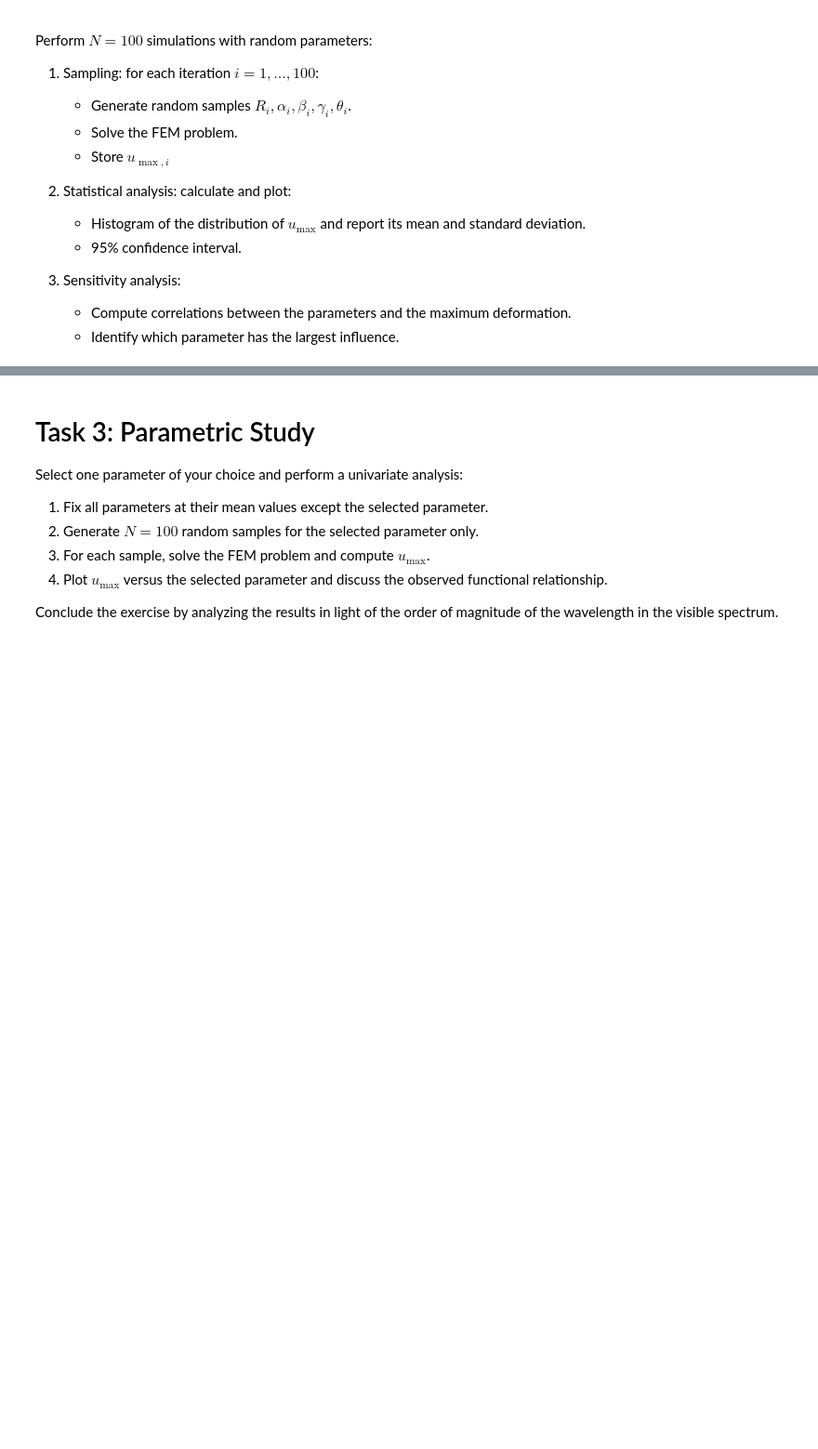
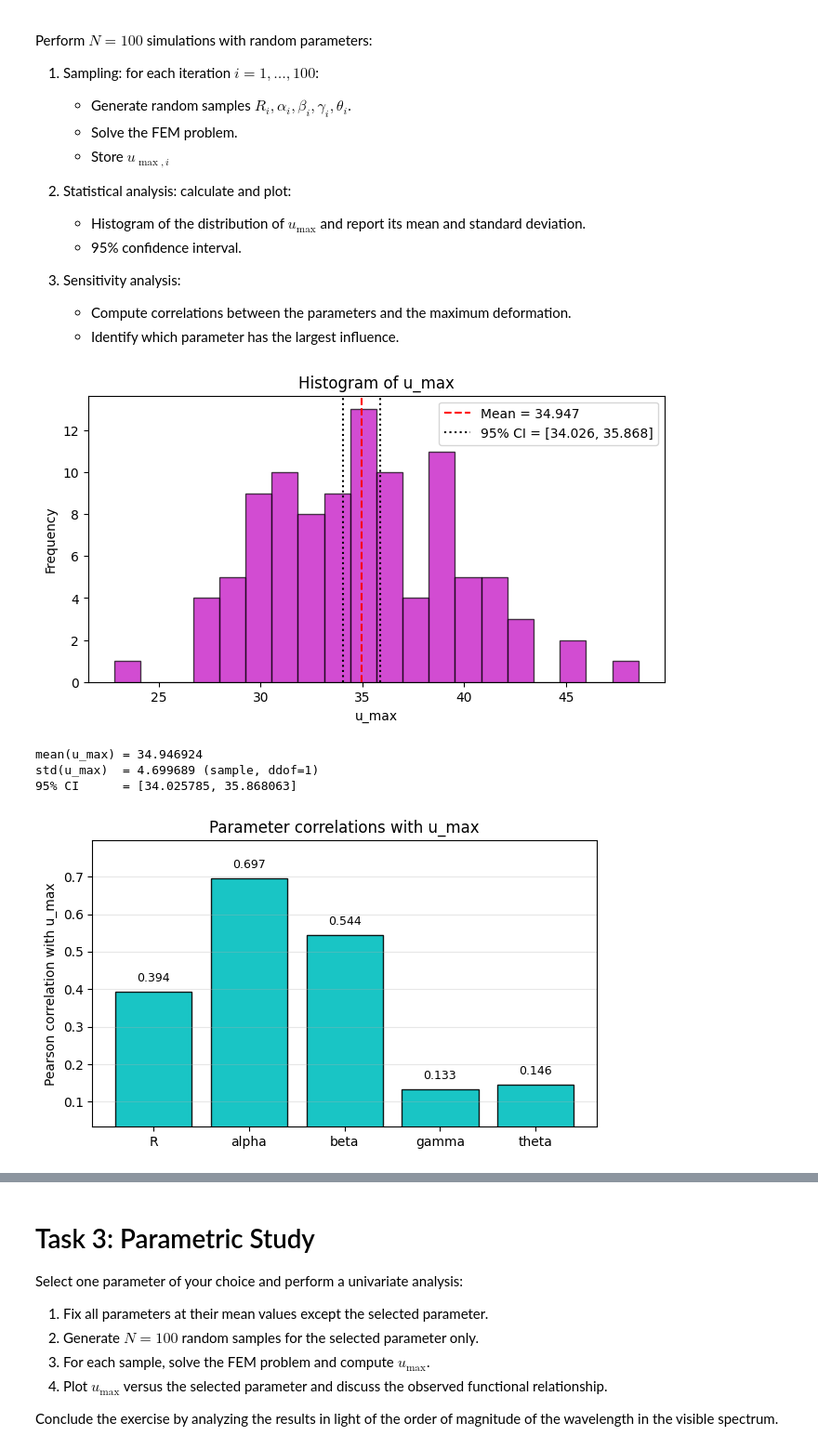
Before and after one commit to Andrecs05/Numerical_methods_for_PDEs_2025-2_Andres_Amelia_Melany, a Jupyter notebook: Miniproyecto3/FEM_2D_hexmirror.ipynb, the cells around one changed output, grey strips where cells are left out. Shown at 93% size. Drawn from its saved outputs; the diff is of its cells as text; code cells hidden in the pictures; blank space fills up the shorter version.

Commit message:
:sparkles: Add Monte Carlo analysis and parameter correlation

```diff
--- a/Miniproyecto3/FEM_2D_hexmirror.ipynb
+++ b/Miniproyecto3/FEM_2D_hexmirror.ipynb
@@ -475,3 +476,83 @@ Perform $N = 100$ simulations with random parameters:
 3. Sensitivity analysis:
    - Compute correlations between the parameters and the maximum deformation.
    - Identify which parameter has the largest influence.
+# %%
+N = 100
+
+R = np.random.normal(0.6, 0.01, N)
+alpha = np.random.normal(100, 10, N)
+beta = np.random.normal(50, 5, N)
+gamma = np.random.normal(0.3, 0.05, N)
+theta = np.random.normal(np.pi/4, np.pi/12, N)
+solutions = []
+parameters_list = []
+u_max_list = []
+
+for i in range(N):
+    domain_i = HexagonalDomain(R[i], m=5)
+    poisson_i = PoissonFEM(domain_i, lambda x,y: carga(x, y, alpha[i], beta[i], gamma[i], theta[i]))
+    poisson_i.ensamblar_sistema(f=lambda x,y: carga(x, y, alpha[i], beta[i], gamma[i], theta[i]))
+    poisson_i.aplicar_condiciones_frontera(domain_i.boundary_nodes, g=lambda x,y: 0.0)
+    u_i = poisson_i.solucionar()
+    solutions.append(u_i)
+    u_i_max = np.max(u_i)
+    u_max_list.append(u_i_max)
+    parameters_i = (R[i], alpha[i], beta[i], gamma[i], theta[i])
+    parameters_list.append(parameters_i)
+
+    u_max_arr = np.asarray(u_max_list)
+
+mean_umax = u_max_arr.mean()
+std_umax = u_max_arr.std(ddof=1)
+se = std_umax / np.sqrt(N)
+z = 1.96
+
+ci_low = mean_umax - z * se
+ci_high = mean_umax + z * se
+
+plt.figure(figsize=(8,4))
+plt.hist(u_max_arr, bins=20, color='m', alpha=0.7, edgecolor='k')
+plt.axvline(mean_umax, color='r', linestyle='--', label=f'Mean = {mean_umax:.3f}')
+plt.axvline(ci_low, color='k', linestyle=':', label=f'95% CI = [{ci_low:.3f}, {ci_high:.3f}]')
+plt.axvline(ci_high, color='k', linestyle=':')
+plt.xlabel('u_max')
+plt.ylabel('Frequency')
+plt.title('Histogram of u_max')
+plt.legend()
+plt.show()
+
+print(f"mean(u_max) = {mean_umax:.6f}")
+print(f"std(u_max)  = {std_umax:.6f} (sample, ddof=1)")
+print(f"95% CI      = [{ci_low:.6f}, {ci_high:.6f}]")
+
+df = pd.DataFrame(parameters_list, columns=['R', 'alpha', 'beta', 'gamma', 'theta'])
+df['u_max'] = u_max_arr
+
+corr_matrix = df.corr(method='pearson')
+
+corr_u = corr_matrix['u_max'].drop('u_max')
+
+names = corr_u.index.tolist()
+vals = corr_u.values
+
+plt.figure(figsize=(7,4))
+bars = plt.bar(names, vals, color='c', edgecolor='k', alpha=0.9)
+plt.ylabel('Pearson correlation with u_max')
+ymax = max(abs(vals)) + 0.1
+ymin = min(vals) - 0.1
+plt.ylim(ymin, ymax)
+plt.title('Parameter correlations with u_max')
+plt.grid(axis='y', alpha=0.3)
+
+for bar, v in zip(bars, vals):
+    y = v + 0.02 if v >= 0 else v - 0.02
+    va = 'bottom' if v >= 0 else 'top'
+    plt.text(bar.get_x() + bar.get_width() / 2, y, f'{v:.3f}', ha='center', va=va, fontsize=9)
+
+plt.show()
+# %% [output]
+[figure, added]
+mean(u_max) = 34.946924
+std(u_max)  = 4.699689 (sample, ddof=1)
+95% CI      = [34.025785, 35.868063]
+[figure, added]
```
Also changed, not shown: parts of 2 cells of this notebook, 1 other file.
